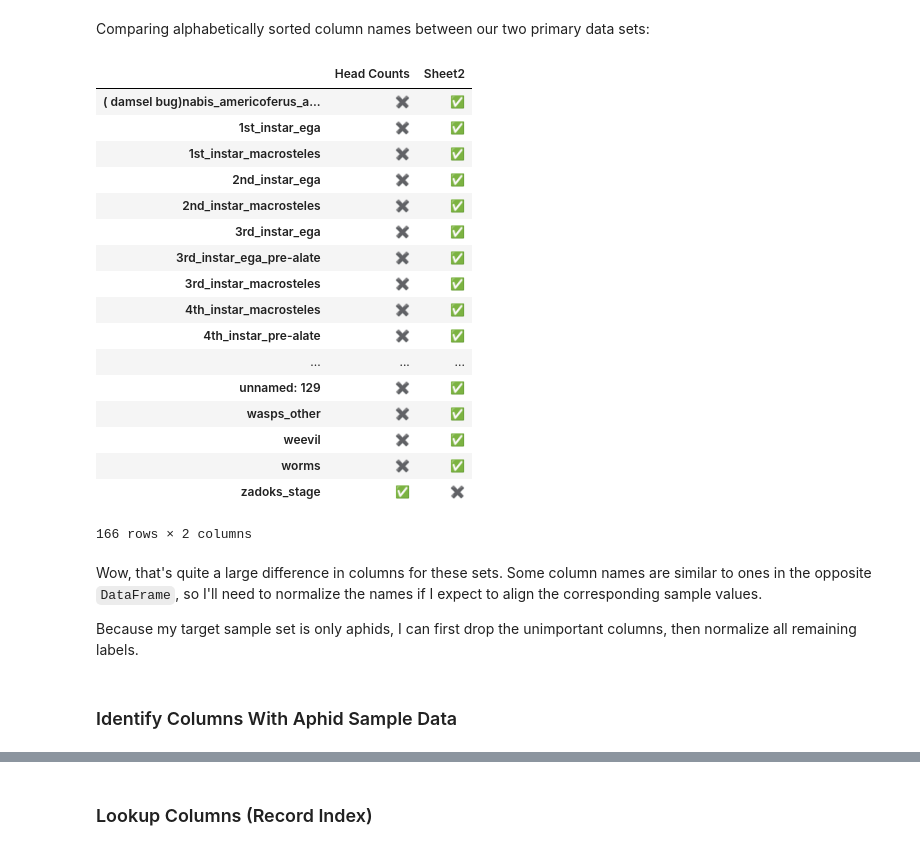
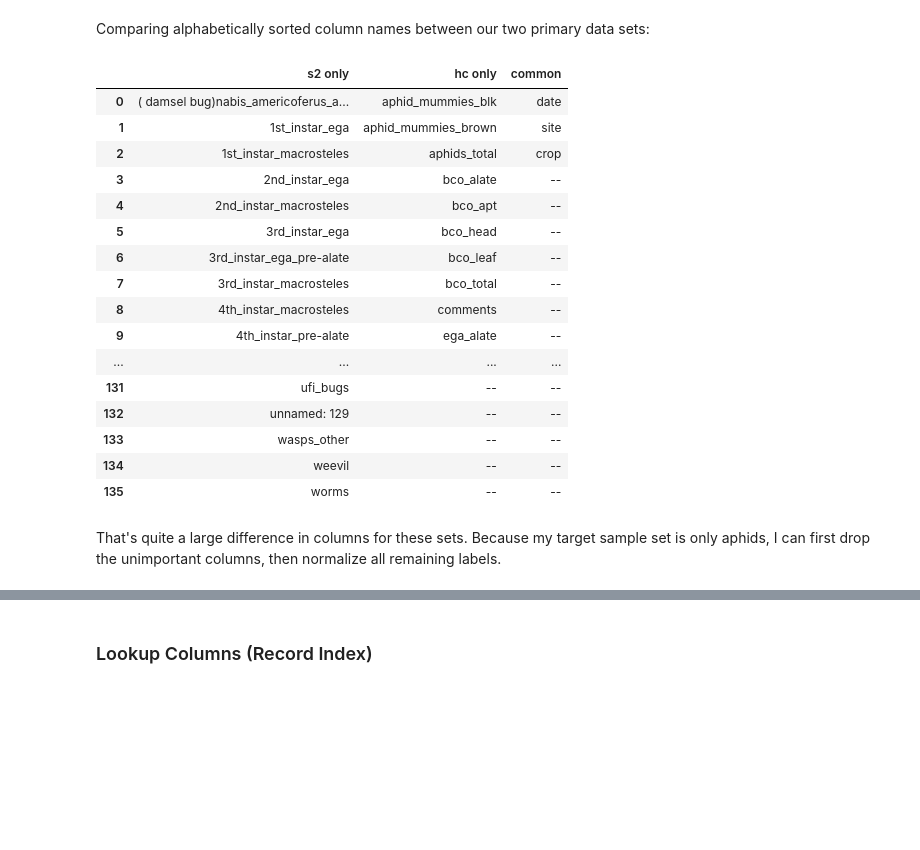
Before and after one commit to devvyn/aafc-field-data, a Jupyter notebook: notebook/projects/2016-sweep-vs-tiller/2016-sweep-vs-tiller.ipynb, the cells around one changed output, grey strips where cells are left out. Drawn from its saved outputs; the diff is of its cells as text; code cells hidden in the pictures; blank space fills up the shorter version.

```diff
--- a/notebook/projects/2016-sweep-vs-tiller/2016-sweep-vs-tiller.ipynb
+++ b/notebook/projects/2016-sweep-vs-tiller/2016-sweep-vs-tiller.ipynb
@@ -742,37 +638,45 @@ sheet_names = sheets_to_compare.keys()
 ## Compare Columns
 # %% [markdown]
 Comparing alphabetically sorted column names between our two primary data sets:
-# %%
-visualize_boolean(
-    pandas.DataFrame(
-        data={
-            name: sheet.columns.to_series()
-            for name, sheet in sheets_to_compare.items()
-        }
-    )
-)
-# %% [output]
-|  | Head Counts | Sheet2 |
-| ( damsel bug)nabis_americoferus_a... | ✖️ | ✅ |
-| 1st_instar_ega | ✖️ | ✅ |
-| 1st_instar_macrosteles | ✖️ | ✅ |
-| 2nd_instar_ega | ✖️ | ✅ |
-| 2nd_instar_macrosteles | ✖️ | ✅ |
-| 3rd_instar_ega | ✖️ | ✅ |
-| 3rd_instar_ega_pre-alate | ✖️ | ✅ |
-| 3rd_instar_macrosteles | ✖️ | ✅ |
-| 4th_instar_macrosteles | ✖️ | ✅ |
-| 4th_instar_pre-alate | ✖️ | ✅ |
-| ... | ... | ... |
-| unnamed: 129 | ✖️ | ✅ |
-| wasps_other | ✖️ | ✅ |
-| weevil | ✖️ | ✅ |
-| worms | ✖️ | ✅ |
-| zadoks_stage | ✅ | ✖️ |
-166 rows × 2 columns
+# %%
+pandas.concat(
+    (
+        pandas.DataFrame(
+            data={
+                's2 only': s2.columns.difference(hc.columns),
+            }
+        ),
+        pandas.DataFrame(
+            data={
+                'hc only': hc.columns.difference(s2.columns),
+            }
+        ),
+        pandas.DataFrame(
+            data={
+                'common': s2.columns.intersection(hc.columns),
+            }
+        ),
+    ),
+    sort=False,
+    axis='columns',
+).fillna('--')
+# %% [output]
+|  | s2 only | hc only | common |
+| 0 | ( damsel bug)nabis_americoferus_a... | aphid_mummies_blk | date |
+| 1 | 1st_instar_ega | aphid_mummies_brown | site |
+| 2 | 1st_instar_macrosteles | aphids_total | crop |
+| 3 | 2nd_instar_ega | bco_alate | -- |
+| 4 | 2nd_instar_macrosteles | bco_apt | -- |
+| 5 | 3rd_instar_ega | bco_head | -- |
+| 6 | 3rd_instar_ega_pre-alate | bco_leaf | -- |
+| 7 | 3rd_instar_macrosteles | bco_total | -- |
+| 8 | 4th_instar_macrosteles | comments | -- |
+| 9 | 4th_instar_pre-alate | ega_alate | -- |
+| ... | ... | ... | ... |
+| 131 | ufi_bugs | -- | -- |
+| 132 | unnamed: 129 | -- | -- |
+| 133 | wasps_other | -- | -- |
+| 134 | weevil | -- | -- |
+| 135 | worms | -- | -- |
 # %% [markdown]
-Wow, that's quite a large difference in columns for these sets. Some column names are similar to ones in the opposite `DataFrame`, so I'll need to normalize the names if I expect to align the corresponding sample values.
-
-Because my target sample set is only aphids, I can first drop the unimportant columns, then normalize all remaining labels.
+That's quite a large difference in columns for these sets. Because my target sample set is only aphids, I can first drop the unimportant columns, then normalize all remaining labels.
-# %% [markdown]
-### Identify Columns With Aphid Sample Data
```
Also changed, not shown: parts of 119 cells of this notebook, 3 other files.
